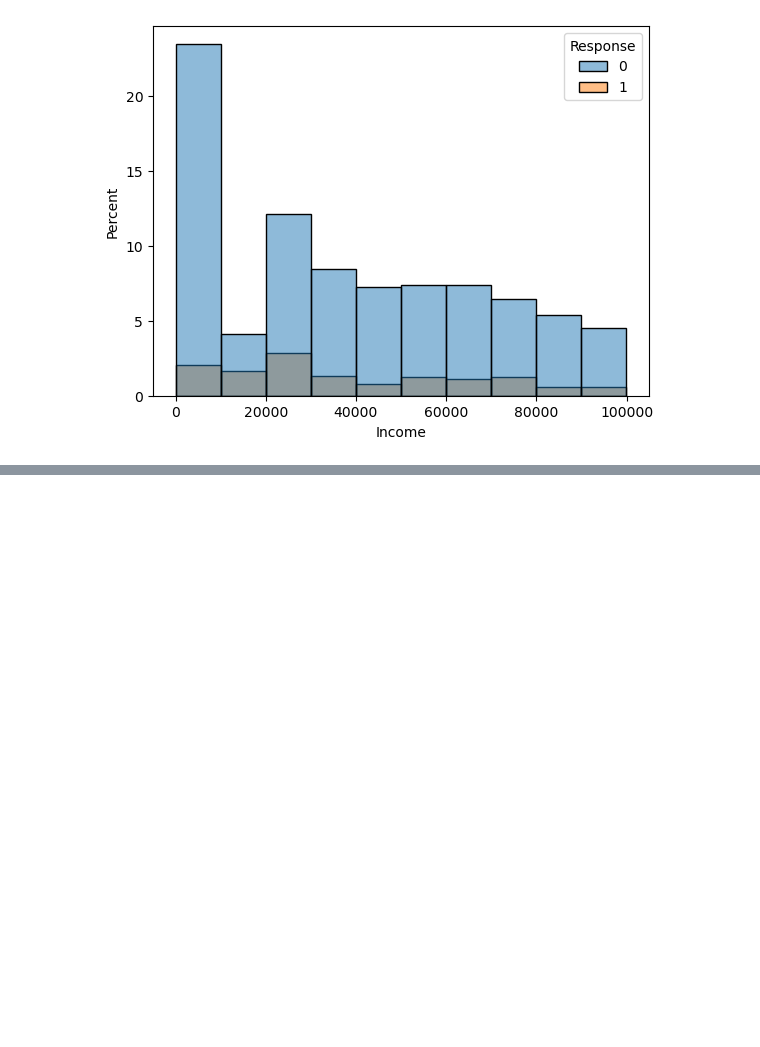
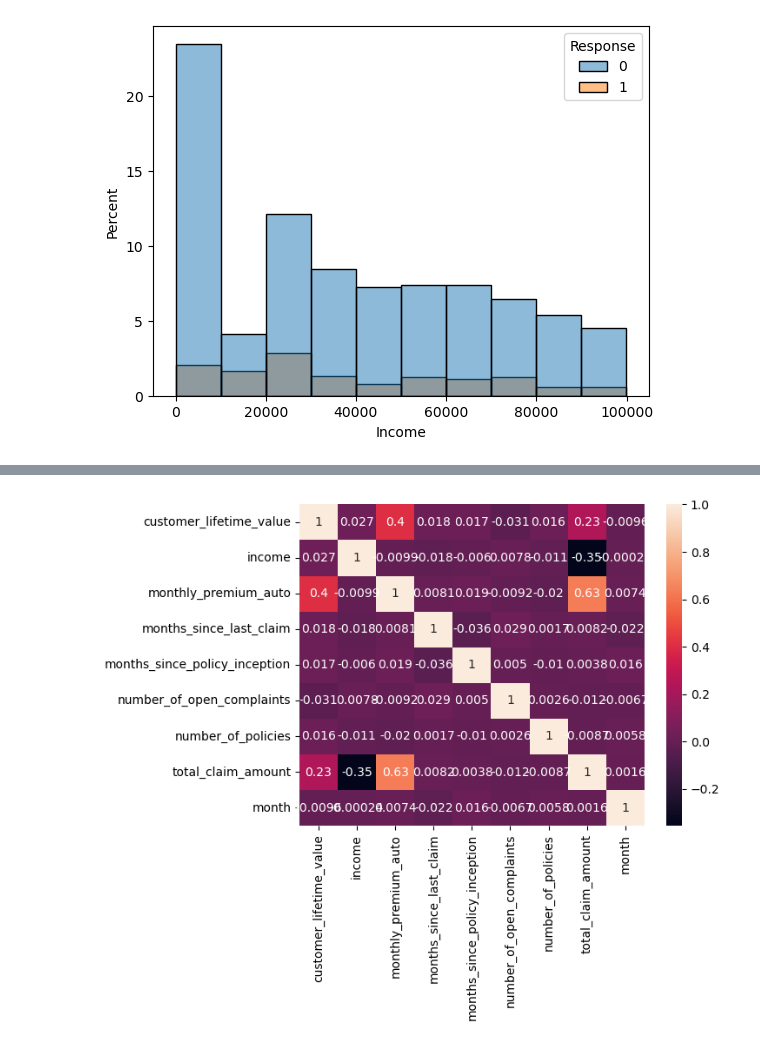
Before and after one commit to liutianxuan/lab-customer-analysis-round-2, a Jupyter notebook: lab-customer-analysis-round-2.ipynb, the cells around one changed output, grey strips where cells are left out. Cells and saved outputs as stored; diff of their text form; code cells hidden in the pictures; blank space fills up the shorter version.

```diff
--- a/lab-customer-analysis-round-2.ipynb
+++ b/lab-customer-analysis-round-2.ipynb
@@ -289,0 +372,6 @@ sns.histplot(bins=10, x='Income', hue='Response', data=file, stat='percent')
+# %%
+# heatmap
+sns.heatmap(numerical.corr(), annot=True)
+plt.show()
+# %% [output]
+[figure, added]
```
Also changed, not shown: parts of 18 cells of this notebook, 1 other file.
